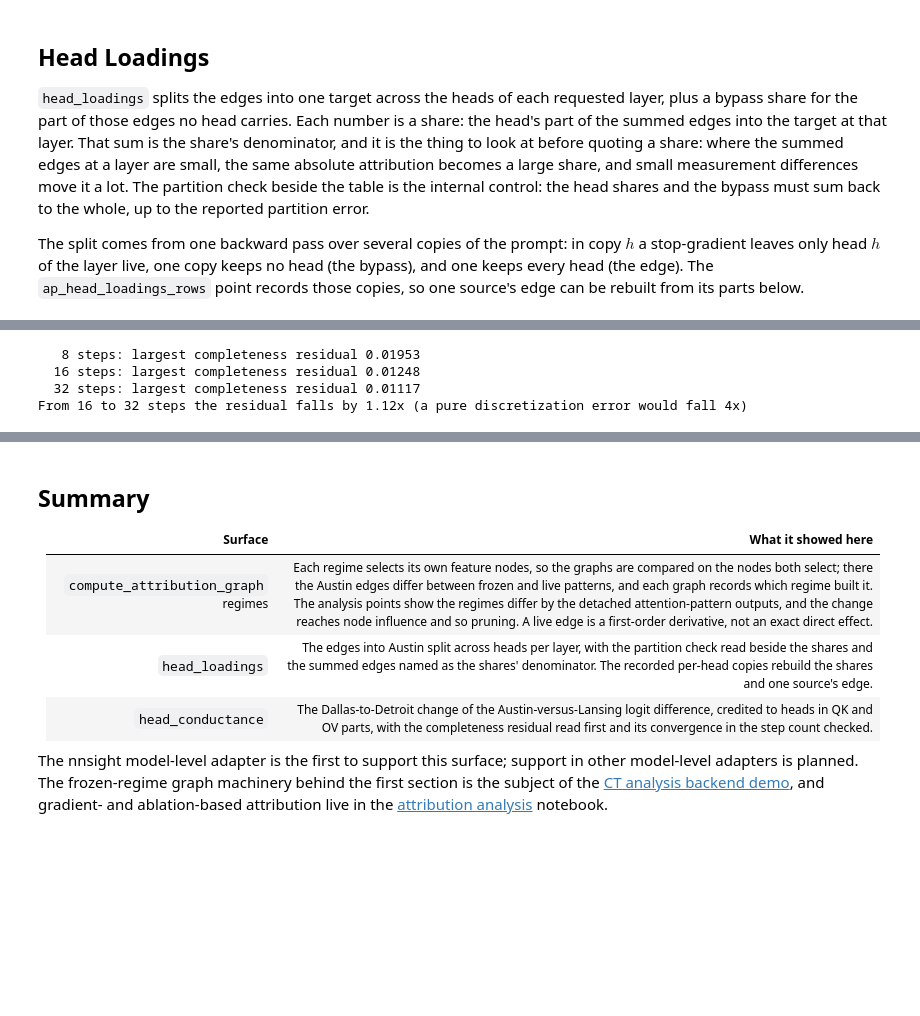
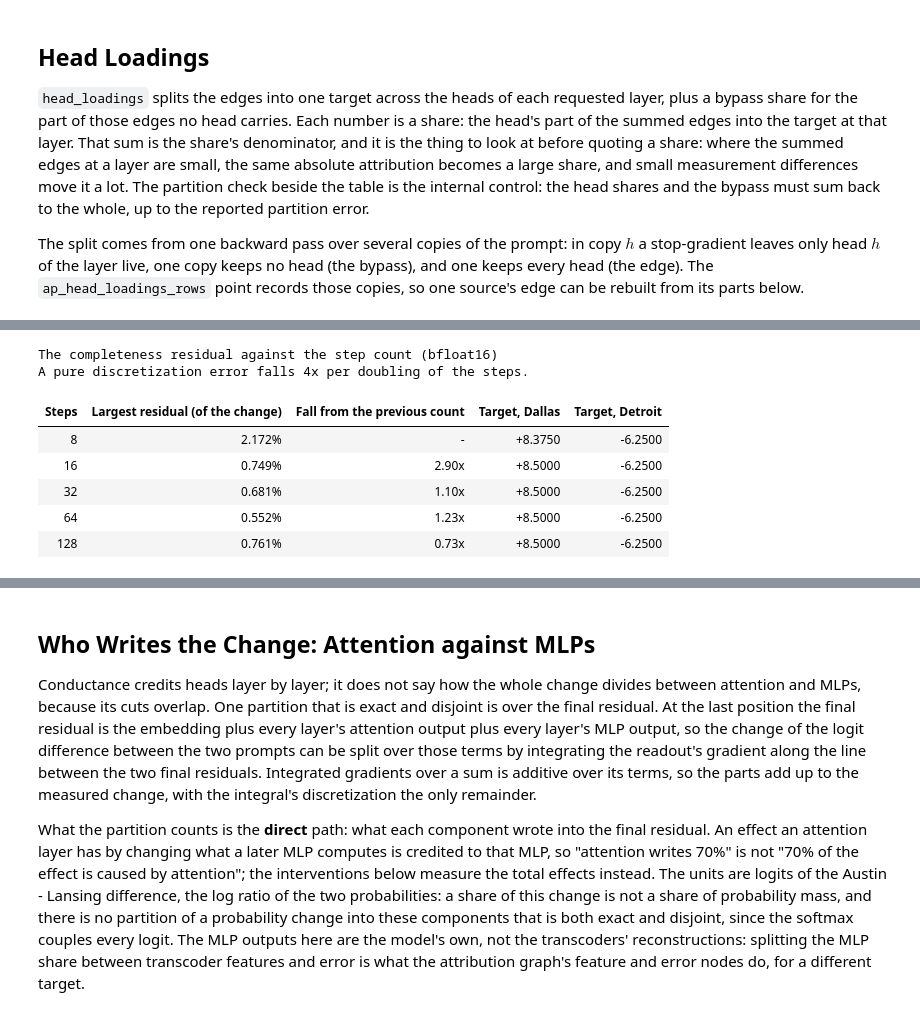
Before and after one commit to speediedan/interpretune, a Jupyter notebook: docs/notebook_artifacts/circuit_tracer_examples/attention_attribution_analysis.ipynb, the cells around one changed output, grey strips where cells are left out. Saved outputs shown, nothing was run; the diff lists cells and outputs as text; code cells hidden in the pictures; blank space fills up the shorter version.

```diff
--- a/docs/notebook_artifacts/circuit_tracer_examples/attention_attribution_analysis.ipynb
+++ b/docs/notebook_artifacts/circuit_tracer_examples/attention_attribution_analysis.ipynb
@@ -646,42 +1042,60 @@ expected, and more steps will not lower it.
 # %%
 sweep = sorted(set(residual_sweep_steps))
-largest = []
+rows, largest = [], []
 for steps in sweep:
-    points.reset_trace(points.CONDUCTANCE_POINTS, points.CONDUCTANCE_RUNNING)
     report = it.head_conductance(
         module,
         None,
         None,
         0,
         prompt=prompt,
         counterfactual_prompt=swapped_prompt,
         target_weights=target_weights,
         n_steps=steps,
     )
     largest.append(float(report.head_conductance_completeness_residual.abs().max()))
-    print(f"{steps:>4} steps: largest completeness residual {largest[-1]:.5f}")
-assert largest[-1] < largest[0], "the residual must fall as the step count rises"
-print(
-    f"From {sweep[-2]} to {sweep[-1]} steps the residual falls by {largest[-2] / largest[-1]:.2f}x "
-    f"(a pure discretization error would fall {(sweep[-1] / sweep[-2]) ** 2:.0f}x)"
+    rows.append(
+        [
+            steps,
+            f"{largest[-1]:.3%}",
+            f"{largest[-2] / largest[-1]:.2f}x" if len(largest) > 1 else "-",
+            f"{float(report.head_conductance_t_from):+.4f}",
+            f"{float(report.head_conductance_t_to):+.4f}",
+        ]
+    )
+display_notebook_table(
+    rows,
+    ["Steps", "Largest residual (of the change)", "Fall from the previous count", "Target, Dallas", "Target, Detroit"],
+    title="The completeness residual against the step count (bfloat16)",
+    caption="A pure discretization error falls 4x per doubling of the steps.",
 )
+assert largest[1] < largest[0], "the residual must fall while the discretization dominates"
 display_plotly_figure(plot_residual_convergence(sweep, largest), "it-residual-convergence")
 # %% [output]
-   8 steps: largest completeness residual 0.01953
-  16 steps: largest completeness residual 0.01248
-  32 steps: largest completeness residual 0.01117
-From 16 to 32 steps the residual falls by 1.12x (a pure discretization error would fall 4x)
+The completeness residual against the step count (bfloat16)
+A pure discretization error falls 4x per doubling of the steps.
+| Steps | Largest residual (of the change) | Fall from the previous count | Target, Dallas | Target, Detroit |
+| 8 | 2.172% | - | +8.3750 | -6.2500 |
+| 16 | 0.749% | 2.90x | +8.5000 | -6.2500 |
+| 32 | 0.681% | 1.10x | +8.5000 | -6.2500 |
+| 64 | 0.552% | 1.23x | +8.5000 | -6.2500 |
+| 128 | 0.761% | 0.73x | +8.5000 | -6.2500 |
 [interactive output not drawn]
-# %% [markdown]
-## Summary
-
-| Surface | What it showed here |
-|----|---------|
-| `compute_attribution_graph` regimes | Each regime selects its own feature nodes, so the graphs are compared on the nodes both select; there the Austin edges differ between frozen and live patterns, and each graph records which regime built it. The analysis points show the regimes differ by the detached attention-pattern outputs, and the change reaches node influence and so pruning. A live edge is a first-order derivative, not an exact direct effect. |
-| `head_loadings` | The edges into Austin split across heads per layer, with the partition check read beside the shares and the summed edges named as the shares' denominator. The recorded per-head copies rebuild the shares and one source's edge. |
-| `head_conductance` | The Dallas-to-Detroit change of the Austin-versus-Lansing logit difference, credited to heads in QK and OV parts, with the completeness residual read first and its convergence in the step count checked. |
-
-The nnsight model-level adapter is the first to support this surface; support in other model-level adapters is
-planned. The frozen-regime graph machinery behind the first section is the subject of the
-[CT analysis backend demo](ct_analysis_backend_demo.ipynb), and gradient- and ablation-based attribution live in the
-[attribution analysis](../attribution_analysis/attribution_analysis.ipynb) notebook.
+# %% [markdown]
+## Who Writes the Change: Attention against MLPs
+
+Conductance credits heads layer by layer; it does not say how the whole change divides between attention and MLPs,
+because its cuts overlap. One partition that is exact and disjoint is over the final residual. At the last position the
+final residual is the embedding plus every layer's attention output plus every layer's MLP output, so the change of
+the logit difference between the two prompts can be split over those terms by integrating the readout's gradient along
+the line between the two final residuals. Integrated gradients over a sum is additive over its terms, so the parts add
+up to the measured change, with the integral's discretization the only remainder.
+
+What the partition counts is the **direct** path: what each component wrote into the final residual. An effect an
+attention layer has by changing what a later MLP computes is credited to that MLP, so "attention writes 70%" is not "70%
+of the effect is caused by attention"; the interventions below measure the total effects instead. The units are logits
+of the Austin - Lansing difference, the log ratio of the two probabilities: a share of this change is not a share of
+probability mass, and there is no partition of a probability change into these components that is both exact and
+disjoint, since the softmax couples every logit. The MLP outputs here are the model's own, not the transcoders'
+reconstructions: splitting the MLP share between transcoder features and error is what the attribution graph's
+feature and error nodes do, for a different target.
```
Also changed, not shown: parts of 36 cells of this notebook, 4 other files.
